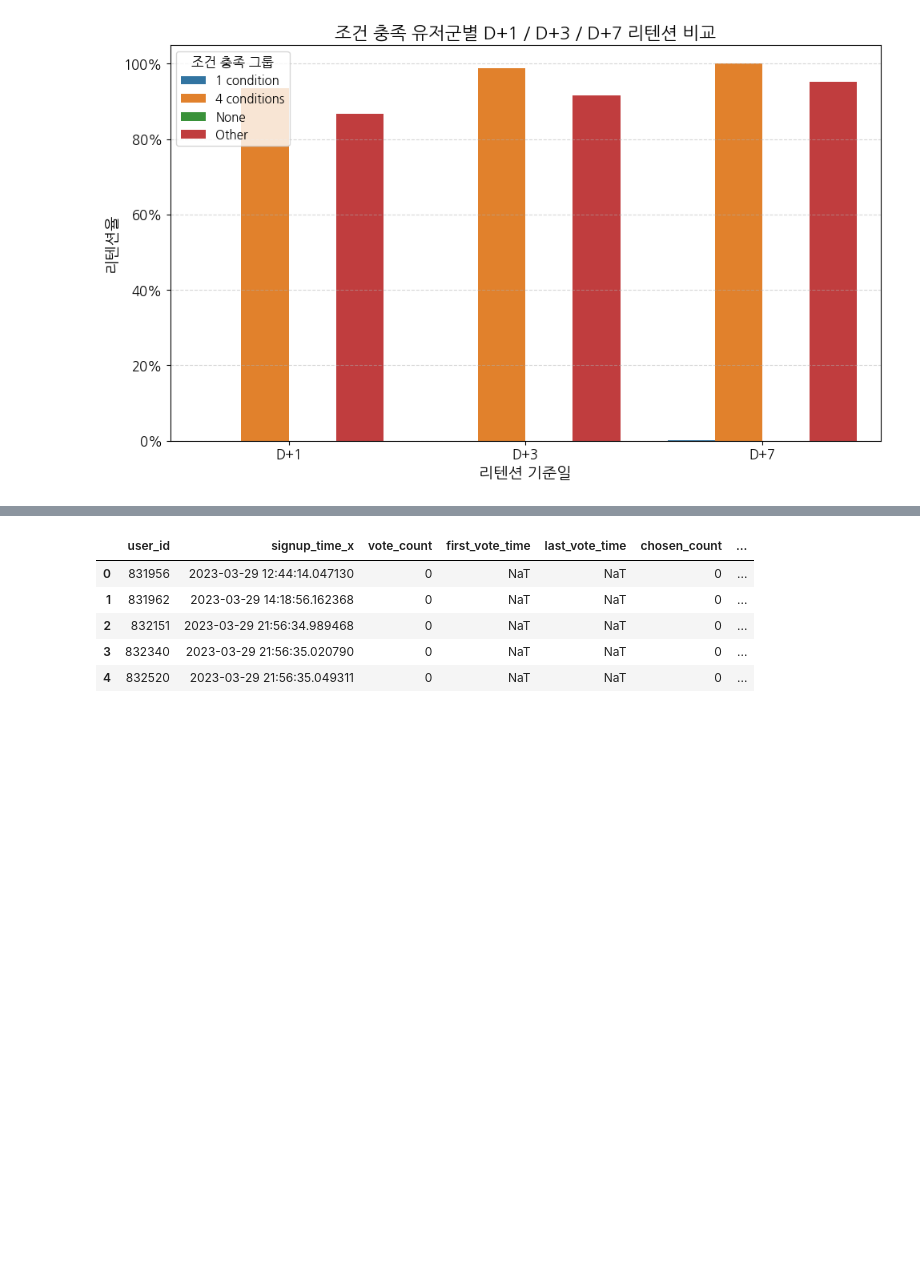
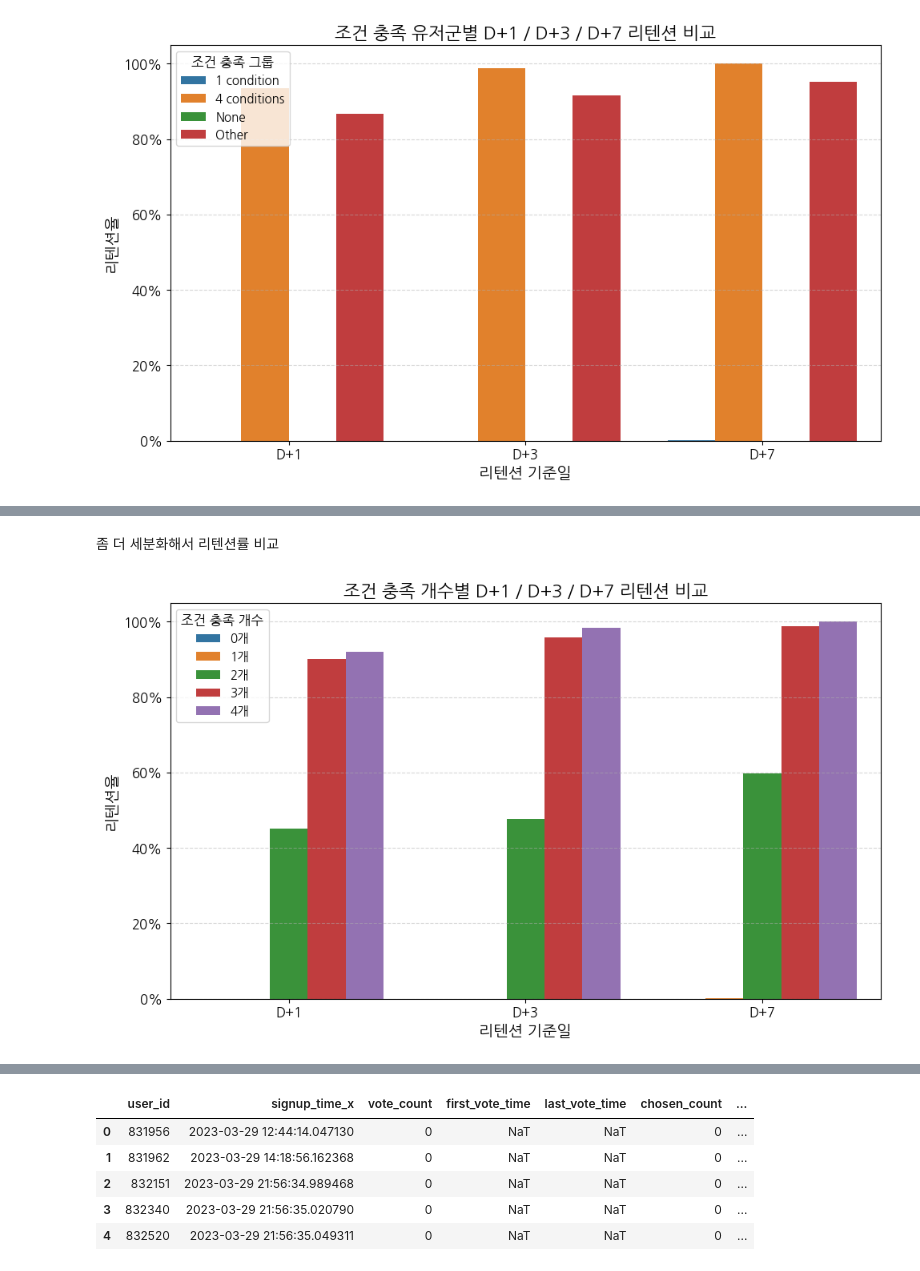
Before and after one commit to seung127/codeit_project, a Jupyter notebook: codeit-project-docker/notebooks/search_for_activation.ipynb, the cells around one changed output, grey strips where cells are left out. Cells and saved outputs as stored; diff of their text form; code cells hidden in the pictures; blank space fills up the shorter version.

```diff
--- a/codeit-project-docker/notebooks/search_for_activation.ipynb
+++ b/codeit-project-docker/notebooks/search_for_activation.ipynb
@@ -697,0 +551,65 @@ Passing `palette` without assigning `hue` is deprecated and will be removed in v
+# %% [markdown]
+좀 더 세분화해서 리텐션률 비교
+# %%
+# 유저별 조건 충족 여부를 가정 (이전 분석 결과 활용)
+to_check_aha = df_user_info.copy()
+
+# 각 조건 Boolean이 있다고 가정하고 결측값 처리
+condition_cols = ['voted_within_5days', 'opening_14_22', 'chosen_count_ge_1', 'vote_count_ge_20']
+for col in condition_cols:
+    to_check_aha[col] = to_check_aha[col].fillna(False)
+
+# 충족 조건 수 계산
+to_check_aha['condition_count'] = to_check_aha[condition_cols].sum(axis=1)
+
+# 조건 그룹 태그: 0~4개 충족으로 세분화
+def tag_condition_group(n):
+    if n == 0:
+        return '0개'
+    elif n == 1:
+        return '1개'
+    elif n == 2:
+        return '2개'
+    elif n == 3:
+        return '3개'
+    elif n == 4:
+        return '4개'
+    else:
+        return '기타'
+
+to_check_aha['group'] = to_check_aha['condition_count'].apply(tag_condition_group)
+
+# 리텐션 계산을 위한 유저 활동 로그에서 최초 가입일 이후 +n일 안에 활동 여부 파악
+df_vote = df_dict["accounts_userquestionrecord"]
+df_vote['created_at'] = pd.to_datetime(df_vote['created_at']) + pd.Timedelta(hours=9)
+
+ret_days = [1, 3, 7]
+retention_data = []
+
+for day in ret_days:
+    merged = df_vote.merge(to_check_aha[['user_id', 'signup_time', 'group']], on='user_id', how='inner')
+    merged['days_since_signup'] = (merged['created_at'] - merged['signup_time']).dt.days
+    active_users = merged[(merged['days_since_signup'] >= 0) & (merged['days_since_signup'] <= day)]
+    total_counts = to_check_aha.groupby('group')['user_id'].nunique()
+    active_counts = active_users.groupby('group')['user_id'].nunique()
+    retention = (active_counts / total_counts).fillna(0).reset_index()
+    retention.columns = ['group', 'retention_rate']
+    retention['day'] = f'D+{day}'
+    retention_data.append(retention)
+
+retention_df = pd.concat(retention_data)
+
+plt.figure(figsize=(10, 6))
+sns.barplot(data=retention_df, x='day', y='retention_rate', hue='group')
+plt.title("조건 충족 개수별 D+1 / D+3 / D+7 리텐션 비교", fontsize=16)
+plt.xlabel("리텐션 기준일", fontsize=14)
+plt.ylabel("리텐션율", fontsize=14)
+plt.gca().yaxis.set_major_formatter(mtick.PercentFormatter(1.0))
+plt.xticks(fontsize=12)
+plt.yticks(fontsize=12)
+plt.legend(title="조건 충족 개수", fontsize=11, title_fontsize=12)
+plt.grid(axis='y', linestyle='--', alpha=0.5)
+plt.tight_layout()
+plt.show()
+# %% [output]
+[figure, added]
```
Also changed, not shown: parts of 57 cells of this notebook, 2 other files.
